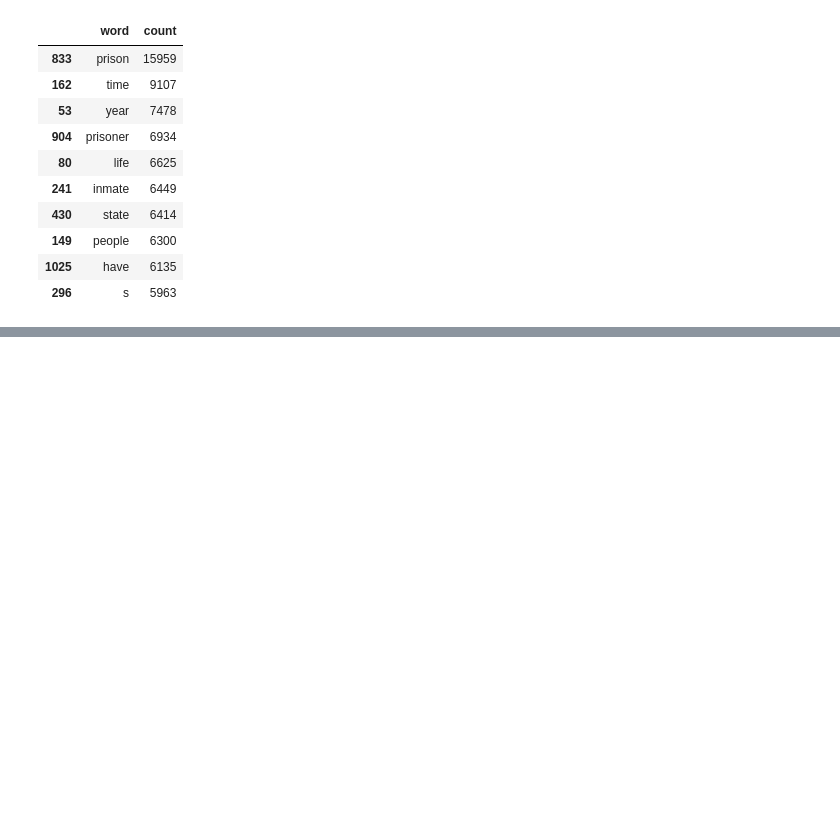
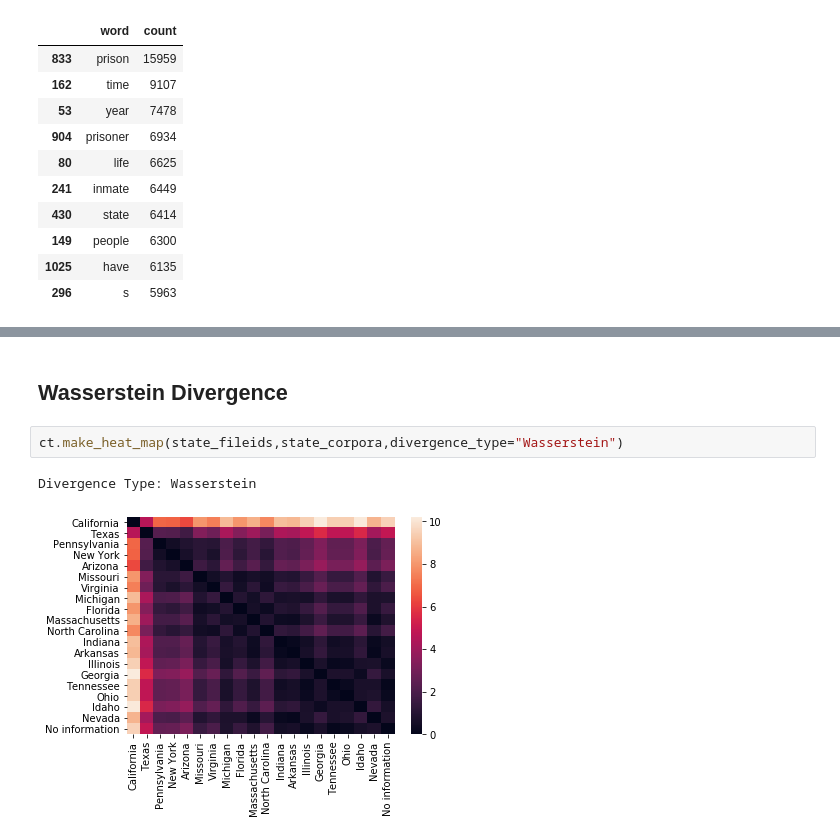
Before and after one commit to DSharm/american-prison-writing_nlp, a Jupyter notebook: analysis/exploratory_counting.ipynb, the cells around one changed output, grey strips where cells are left out. Drawn from its saved outputs; the diff is of its cells as text; blank space fills up the shorter version.

```diff
--- a/analysis/exploratory_counting.ipynb
+++ b/analysis/exploratory_counting.ipynb
@@ -190,0 +156,7 @@ plt.show()
+# %% [markdown]
+## Wasserstein Divergence
+# %%
+ct.make_heat_map(state_fileids,state_corpora,divergence_type="Wasserstein")
+# %% [output]
+Divergence Type: Wasserstein
+[figure, added]
```
Also changed, not shown: parts of 114 cells of this notebook, 1 other file.
